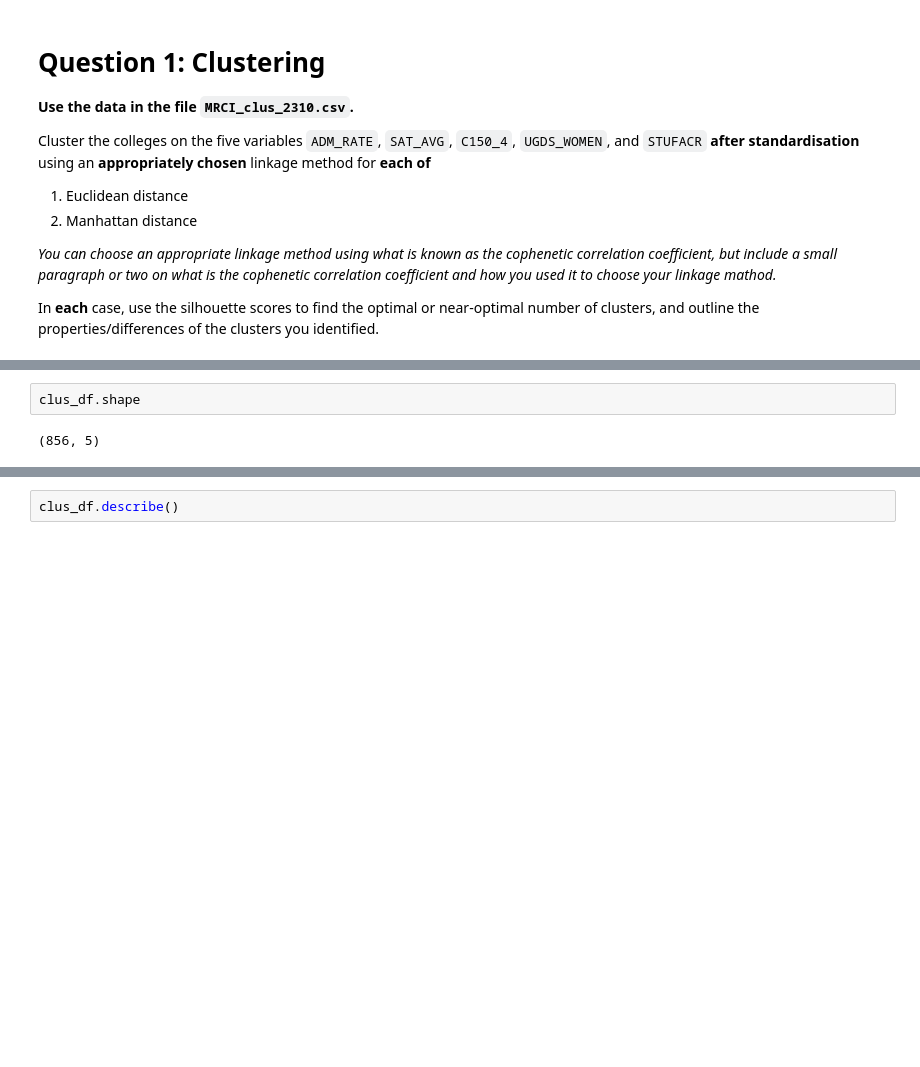
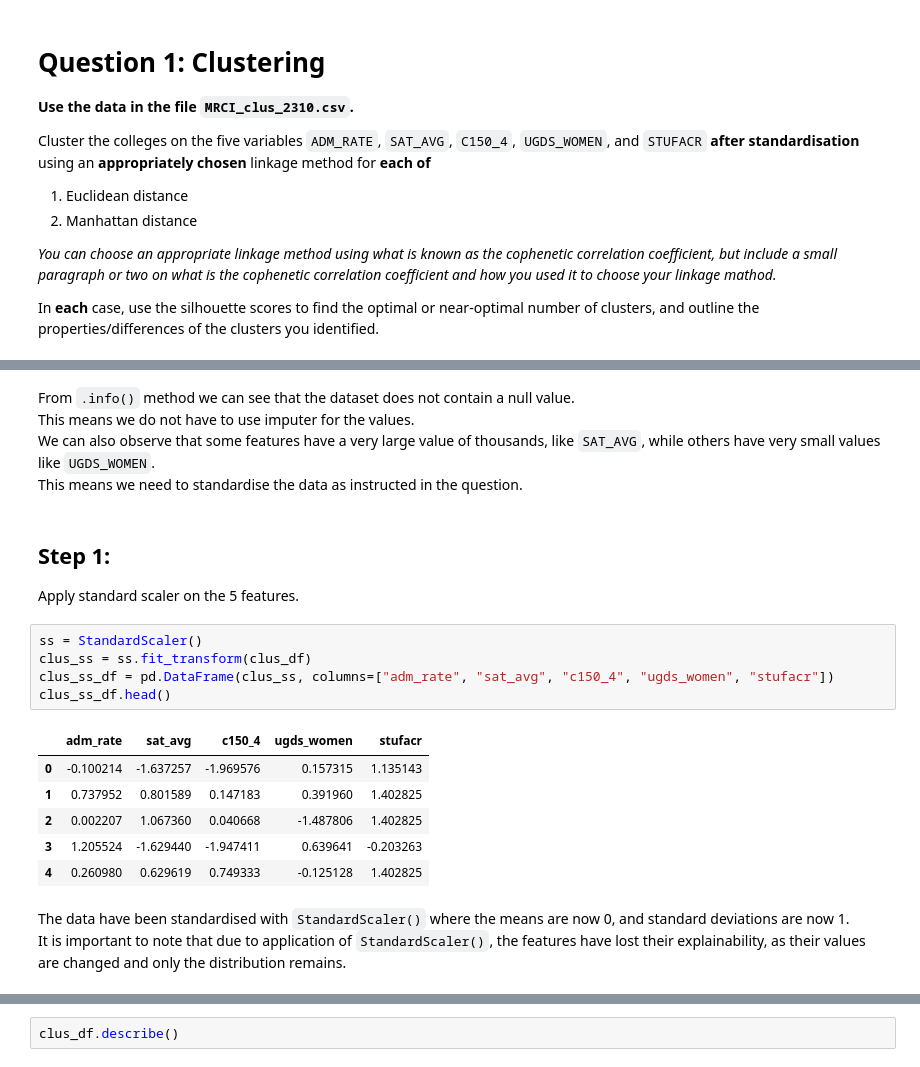
Before and after one commit to Luke-zm/Completed-Data-Courses-for-Masters, a Jupyter notebook: IND5003/take_home_exam/IND5003_THE_ZHONG_ZHIMING.ipynb, the cells around one changed output, grey strips where cells are left out. Saved outputs shown, nothing was run; the diff lists cells and outputs as text; blank space fills up the shorter version.

```diff
--- a/IND5003/take_home_exam/IND5003_THE_ZHONG_ZHIMING.ipynb
+++ b/IND5003/take_home_exam/IND5003_THE_ZHONG_ZHIMING.ipynb
@@ -56,4 +103,23 @@ clus_df.head()
-# %%
-clus_df.shape
-# %% [output]
-(856, 5)
+# %% [markdown]
+From `.info()` method we can see that the dataset does not contain a null value.
+This means we do not have to use imputer for the values.
+We can also observe that some features have a very large value of thousands, like `SAT_AVG`, while others have very small values like `UGDS_WOMEN`.
+This means we need to standardise the data as instructed in the question.
+# %% [markdown]
+## Step 1:
+Apply standard scaler on the 5 features.
+# %%
+ss = StandardScaler()
+clus_ss = ss.fit_transform(clus_df)
+clus_ss_df = pd.DataFrame(clus_ss, columns=["adm_rate", "sat_avg", "c150_4", "ugds_women", "stufacr"])
+clus_ss_df.head()
+# %% [output]
+|  | adm_rate | sat_avg | c150_4 | ugds_women | stufacr |
+| 0 | -0.100214 | -1.637257 | -1.969576 | 0.157315 | 1.135143 |
+| 1 | 0.737952 | 0.801589 | 0.147183 | 0.391960 | 1.402825 |
+| 2 | 0.002207 | 1.067360 | 0.040668 | -1.487806 | 1.402825 |
+| 3 | 1.205524 | -1.629440 | -1.947411 | 0.639641 | -0.203263 |
+| 4 | 0.260980 | 0.629619 | 0.749333 | -0.125128 | 1.402825 |
+# %% [markdown]
+The data have been standardised with `StandardScaler()` where the means are now 0, and standard deviations are now 1.
+It is important to note that due to application of `StandardScaler()`, the features have lost their explainability, as their values are changed and only the distribution remains.
```
Also changed, not shown: parts of 14 cells of this notebook, 45 other files.
